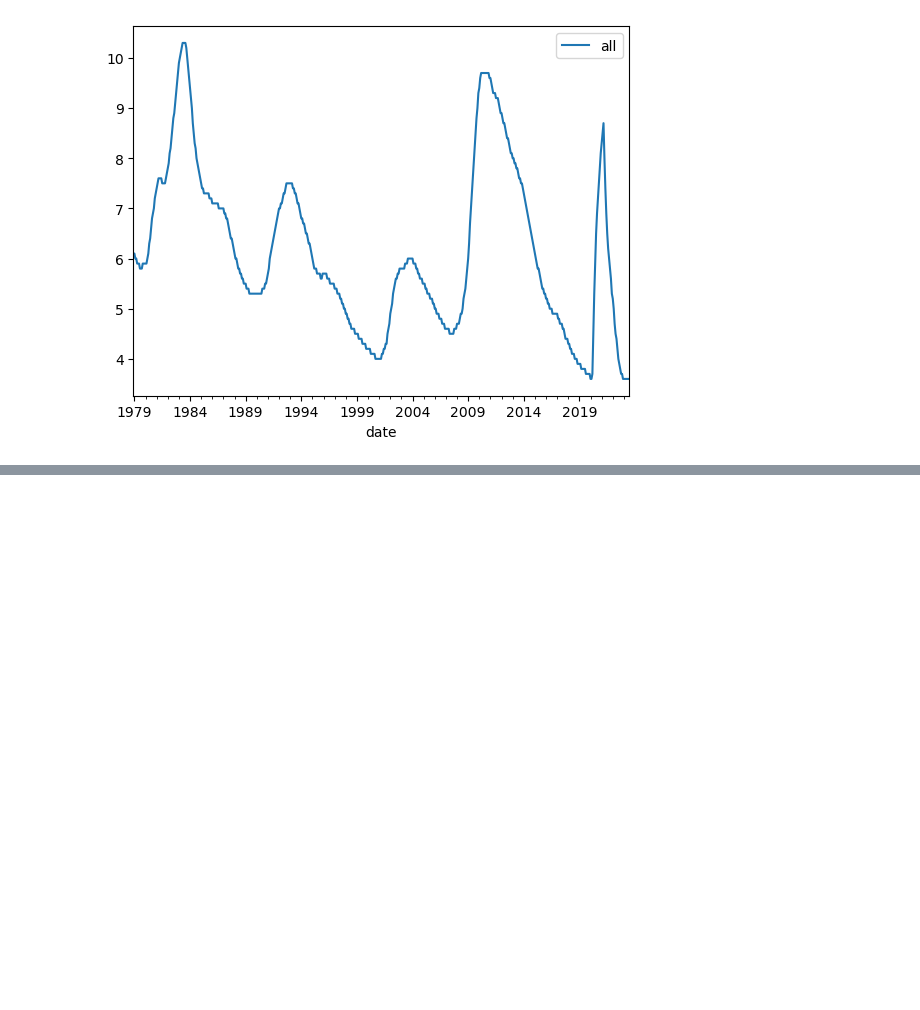
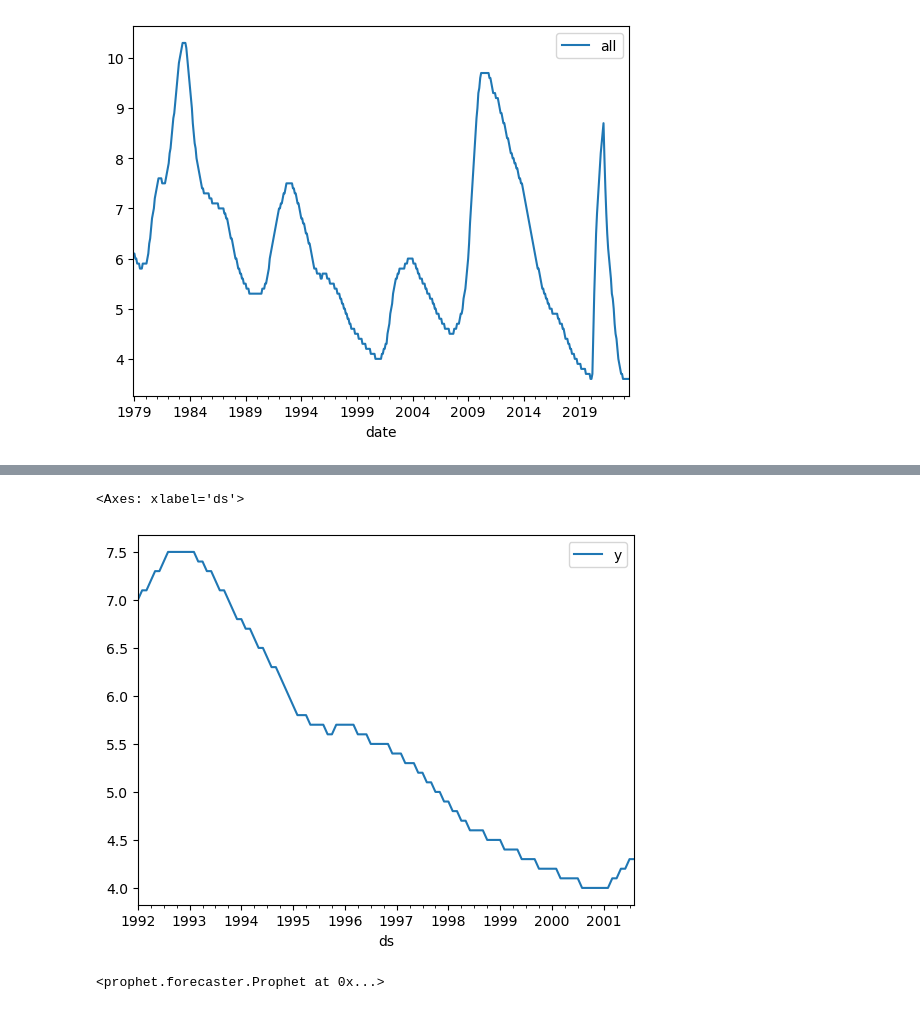
Before and after one commit to Aquamarine278/AI-Bootcamp-Project-1, a Jupyter notebook: unemployment_data.ipynb, the cells around one changed output, grey strips where cells are left out. Cells and saved outputs as stored; diff of their text form; code cells hidden in the pictures; blank space fills up the shorter version.

```diff
--- a/unemployment_data.ipynb
+++ b/unemployment_data.ipynb
@@ -192,0 +169,6 @@ unemployment_df.head()
+# %%
+# Reset the index so that we recode the columns for Prophet
+unemployment_df = unemployment_df.reset_index()
+# %%
+# Label the columns ds and y so that the syntax is recognized by Prophet
+unemployment_df = unemployment_df.rename(columns= {'date': 'ds', 'Unemployment Rate Shifted': 'y'})
@@ -192,0 +194,7 @@ unemployment_df.head()
+# %%
+# Sort the DataFrame by `ds` in ascending order
+unemployment_df = unemployment_df.sort_values(by=["ds"], ascending=True)
+
+# Display sample data from head and tail
+display(unemployment_df.head(10))
+display(unemployment_df.tail(10))
@@ -192,0 +226,5 @@ unemployment_df.head()
+# %%
+# reduce the dataset to only the period from September 1991 to October 2001
+unemployment_df_911_forecast = unemployment_df.loc[(unemployment_df["ds"] >= "1992-01") & (unemployment_df["ds"] <= "2001-08")]
+display(unemployment_df_911_forecast.head(10))
+display(unemployment_df_911_forecast.tail(10))
@@ -192,0 +254,12 @@ unemployment_df.head()
+# %%
+# plot the data
+unemployment_df_911_forecast.plot(x = 'ds', y = 'y')
+# %% [output]
+<Axes: xlabel='ds'>
+[figure, added]
+# %%
+# Call the Prophet function, store as an object
+model_911_unemployment = Prophet()
+model_911_unemployment
+# %% [output]
+<prophet.forecaster.Prophet at 0x...>
```
Also changed, not shown: parts of 32 cells of this notebook, 1 other file.
